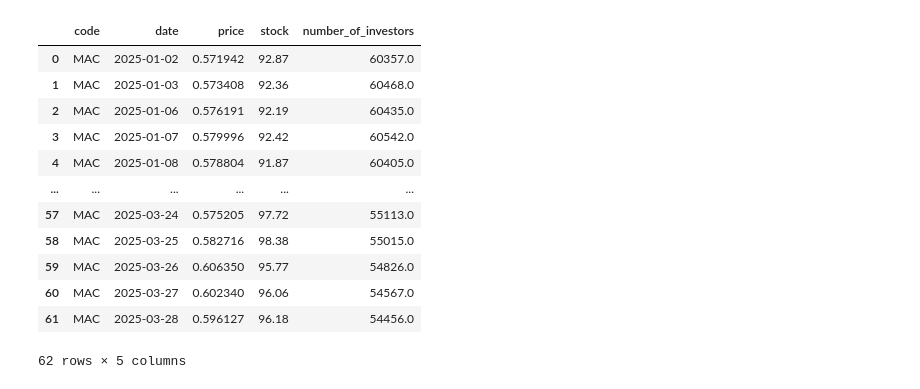
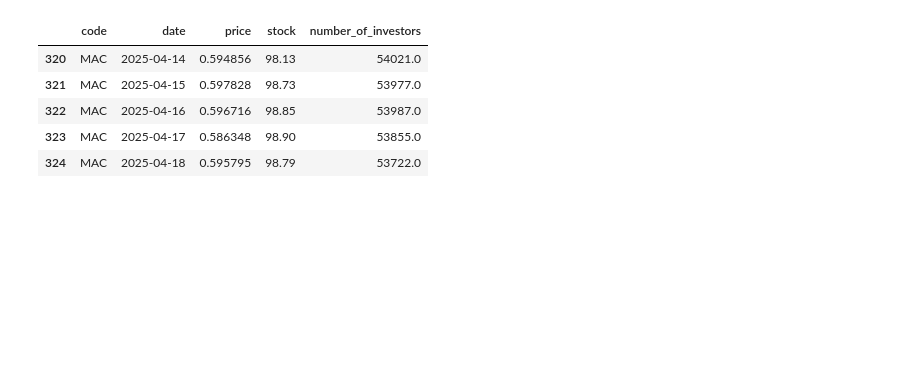
Before and after one commit to sadriguler/qtrade, a Jupyter notebook: hello_tefas.ipynb, the cells around one changed output. Saved outputs shown, nothing was run; the diff lists cells and outputs as text; code cells hidden in the pictures; blank space fills up the shorter version.

```diff
--- a/hello_tefas.ipynb
+++ b/hello_tefas.ipynb
@@ -55,5 +16,5 @@ def get_data(fund: str = 'MAC', market: str = 'TEFAS'):
 # %%
 mydata = get_data(fund = 'MAC', market = 'TEFAS')
-mydata
+mydata.tail()
 # %% [output]
 Data is being updated...
@@ -61,15 +21,8 @@ Downloading **MAC** data from TEFAS for the dates 2025-03-28---2025-03-30
 Data was fetched from the API!
 |  | code | date | price | stock | number_of_investors |
-| 0 | MAC | 2025-01-02 | 0.571942 | 92.87 | 60357.0 |
-| 1 | MAC | 2025-01-03 | 0.573408 | 92.36 | 60468.0 |
-| 2 | MAC | 2025-01-06 | 0.576191 | 92.19 | 60435.0 |
-| 3 | MAC | 2025-01-07 | 0.579996 | 92.42 | 60542.0 |
-| 4 | MAC | 2025-01-08 | 0.578804 | 91.87 | 60405.0 |
-| ... | ... | ... | ... | ... | ... |
-| 57 | MAC | 2025-03-24 | 0.575205 | 97.72 | 55113.0 |
-| 58 | MAC | 2025-03-25 | 0.582716 | 98.38 | 55015.0 |
-| 59 | MAC | 2025-03-26 | 0.606350 | 95.77 | 54826.0 |
-| 60 | MAC | 2025-03-27 | 0.602340 | 96.06 | 54567.0 |
-| 61 | MAC | 2025-03-28 | 0.596127 | 96.18 | 54456.0 |
+| 320 | MAC | 2025-04-14 | 0.594856 | 98.13 | 54021.0 |
+| 321 | MAC | 2025-04-15 | 0.597828 | 98.73 | 53977.0 |
+| 322 | MAC | 2025-04-16 | 0.596716 | 98.85 | 53987.0 |
+| 323 | MAC | 2025-04-17 | 0.586348 | 98.90 | 53855.0 |
+| 324 | MAC | 2025-04-18 | 0.595795 | 98.79 | 53722.0 |
-62 rows × 5 columns
 # %%
```
Also changed, not shown: parts of 5 cells of this notebook, 1 other file.
